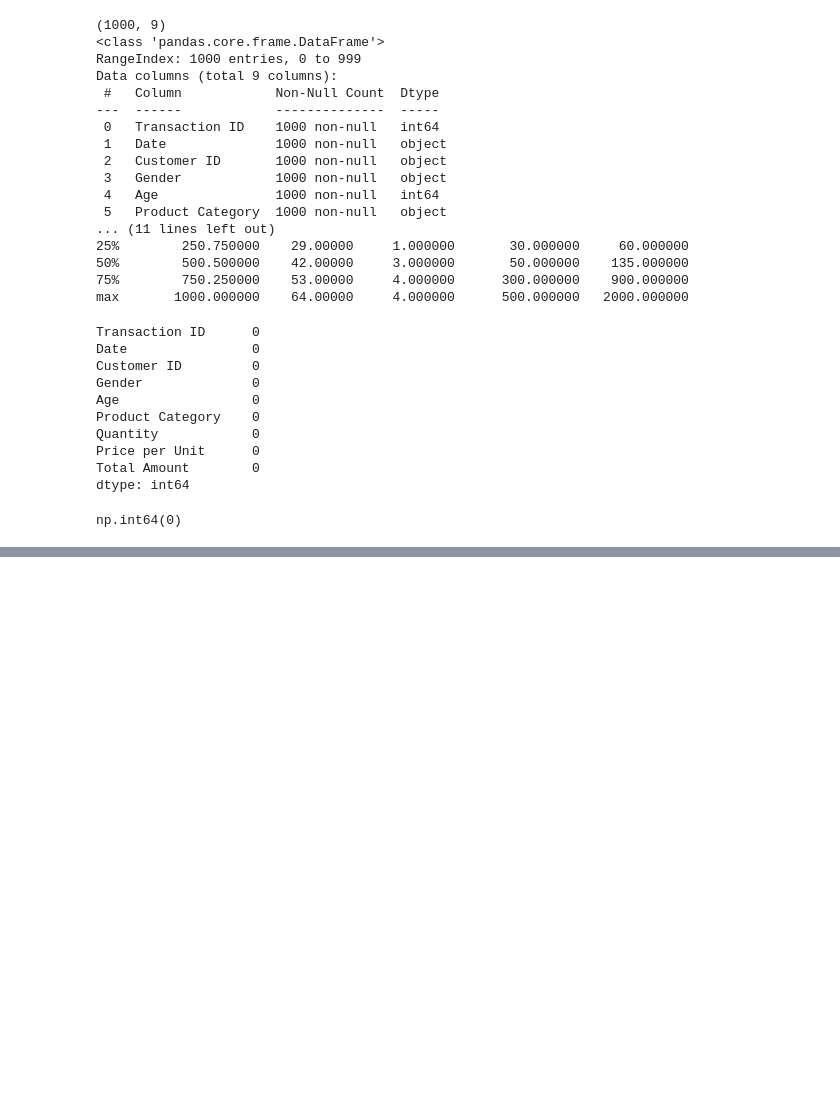
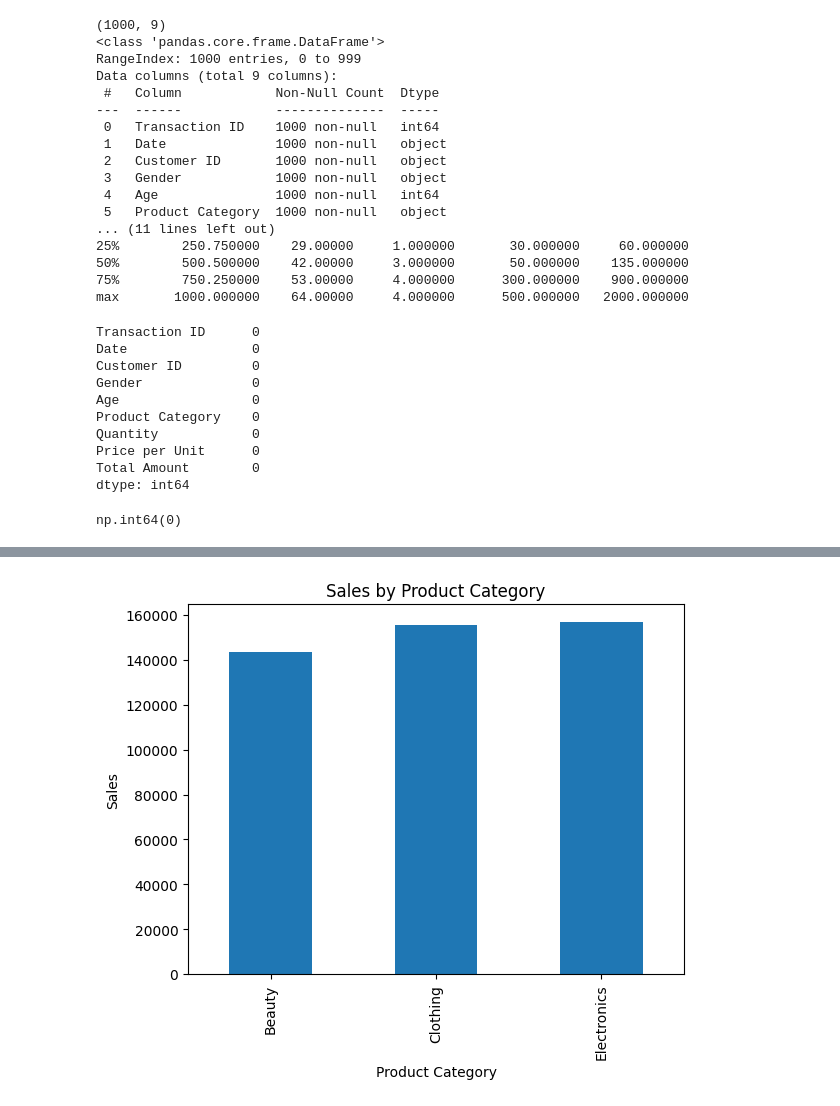
Before and after one commit to mofij1122/OIBSIP_DataAnalytics_Task1_RetailSalesEDA, a Jupyter notebook: Retail_Sales_EDA.ipynb, the cells around one changed output, grey strips where cells are left out. Cells and saved outputs as stored; diff of their text form; code cells hidden in the pictures; blank space fills up the shorter version.

```diff
--- a/Retail_Sales_EDA.ipynb
+++ b/Retail_Sales_EDA.ipynb
@@ -65,0 +75,9 @@ NameError: name 'true' is not defined
+# %%
+category_sales = df.groupby('Product Category')['Total Amount'].sum()
+
+category_sales.plot(kind='bar')
+plt.title('Sales by Product Category')
+plt.ylabel('Sales')
+plt.show()
+# %% [output]
+[figure, added]
```
Also changed, not shown: parts of 10 cells of this notebook.
